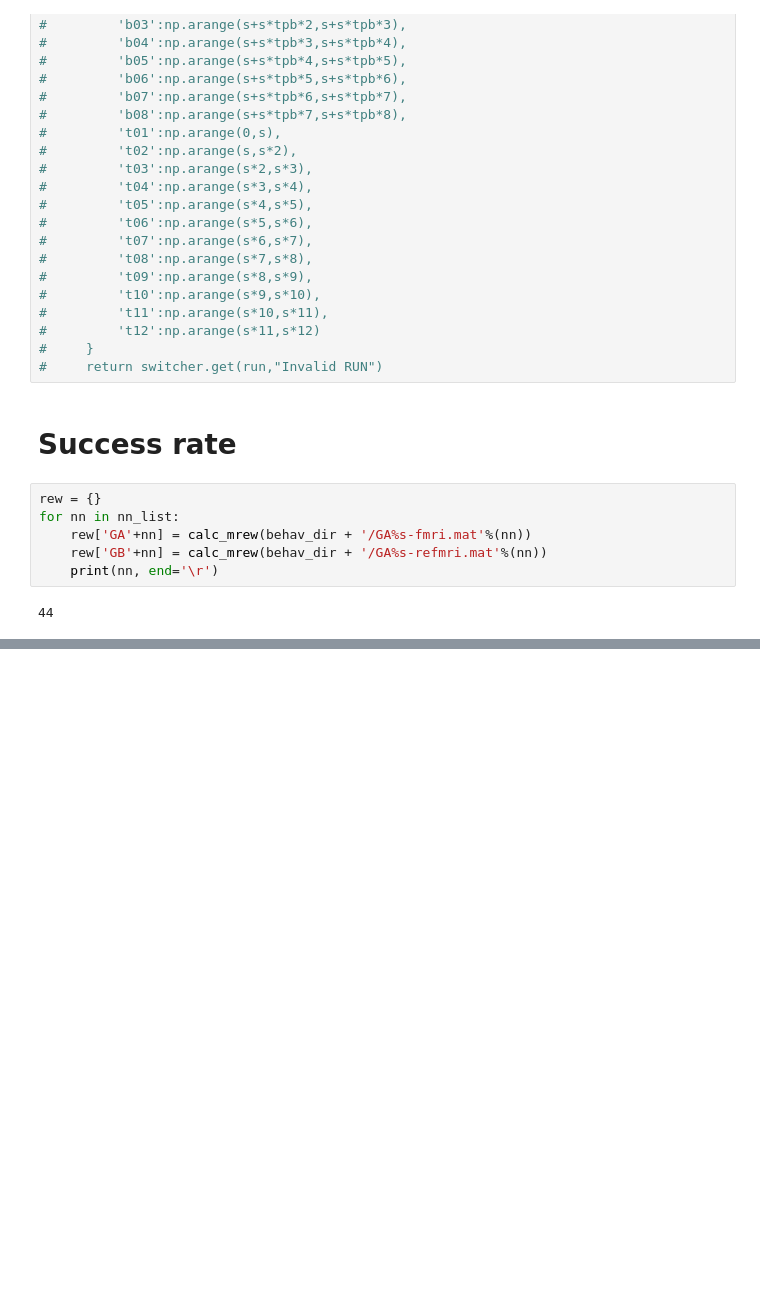
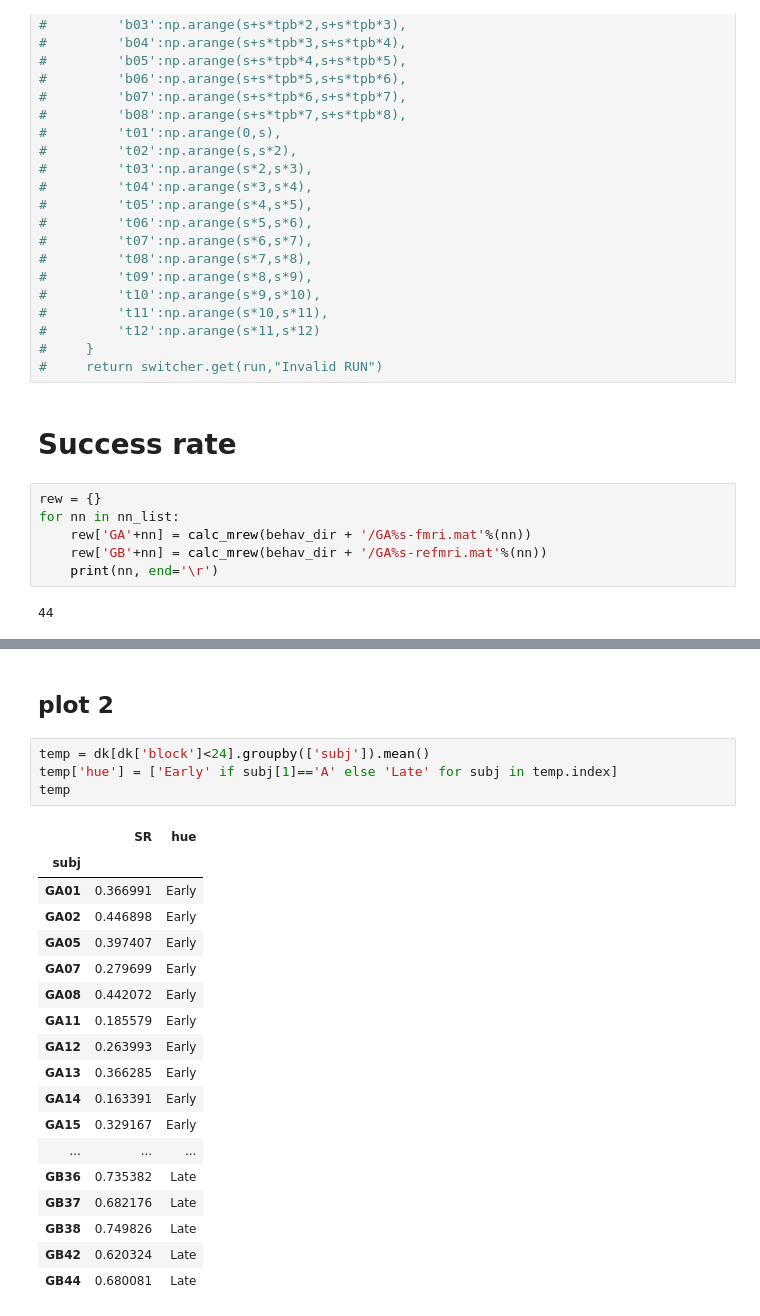
Before and after one commit to psb629/labs, a Jupyter notebook: GA/scripts/Behavior_analysis.ipynb, the cells around one changed output, grey strips where cells are left out. Cells and saved outputs as stored; diff of their text form; blank space fills up the shorter version.

```diff
--- a/GA/scripts/Behavior_analysis.ipynb
+++ b/GA/scripts/Behavior_analysis.ipynb
@@ -214,0 +213,25 @@ plt.xticks(fontsize=0)
+# %% [markdown]
+## plot 2
+# %%
+temp = dk[dk['block']<24].groupby(['subj']).mean()
+temp['hue'] = ['Early' if subj[1]=='A' else 'Late' for subj in temp.index]
+temp
+# %% [output]
+|  | SR | hue |
+| subj |  |  |
+| GA01 | 0.366991 | Early |
+| GA02 | 0.446898 | Early |
+| GA05 | 0.397407 | Early |
+| GA07 | 0.279699 | Early |
+| GA08 | 0.442072 | Early |
+| GA11 | 0.185579 | Early |
+| GA12 | 0.263993 | Early |
+| GA13 | 0.366285 | Early |
+| GA14 | 0.163391 | Early |
+| GA15 | 0.329167 | Early |
+| ... | ... | ... |
+| GB36 | 0.735382 | Late |
+| GB37 | 0.682176 | Late |
+| GB38 | 0.749826 | Late |
+| GB42 | 0.620324 | Late |
+| GB44 | 0.680081 | Late |
```
Also changed, not shown: parts of 9 cells of this notebook.
